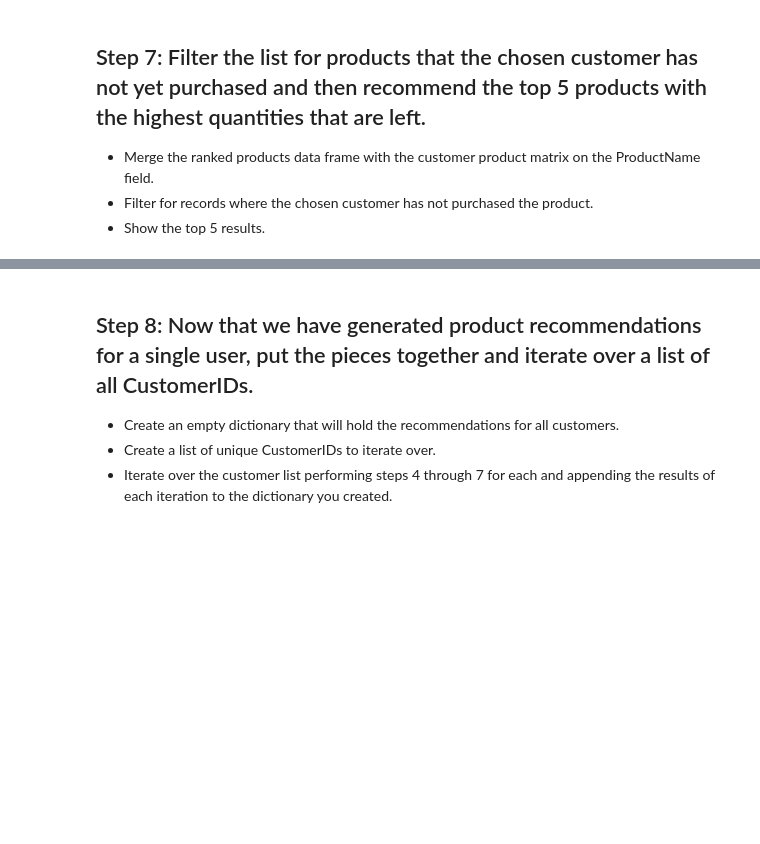
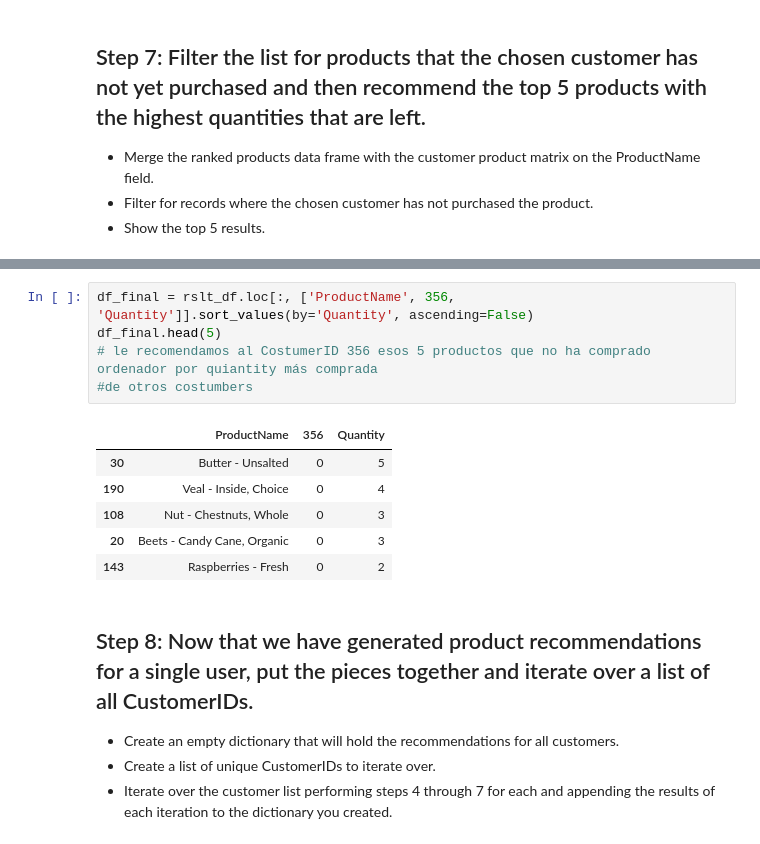
Before and after one commit to anadeondarza/dataptmad0522_labs, a Jupyter notebook: extra-work/m2/lab-intro-recommender-systems/your-code/main.ipynb, the cells around one changed output, grey strips where cells are left out. Cells and saved outputs as stored; diff of their text form; blank space fills up the shorter version.

```diff
--- a/extra-work/m2/lab-intro-recommender-systems/your-code/main.ipynb
+++ b/extra-work/m2/lab-intro-recommender-systems/your-code/main.ipynb
@@ -240,3 +296,15 @@ data_agg
+# %%
+df_final = rslt_df.loc[:, ['ProductName', 356, 'Quantity']].sort_values(by='Quantity', ascending=False)
+df_final.head(5)
+# le recomendamos al CostumerID 356 esos 5 productos que no ha comprado ordenador por quiantity más comprada
+#de otros costumbers
+# %% [output]
+|  | ProductName | 356 | Quantity |
+| 30 | Butter - Unsalted | 0 | 5 |
+| 190 | Veal - Inside, Choice | 0 | 4 |
+| 108 | Nut - Chestnuts, Whole | 0 | 3 |
+| 20 | Beets - Candy Cane, Organic | 0 | 3 |
+| 143 | Raspberries - Fresh | 0 | 2 |
 # %% [markdown]
 ## Step 8: Now that we have generated product recommendations for a single user, put the pieces together and iterate over a list of all CustomerIDs.
 
```
Also changed, not shown: parts of 7 cells of this notebook.
